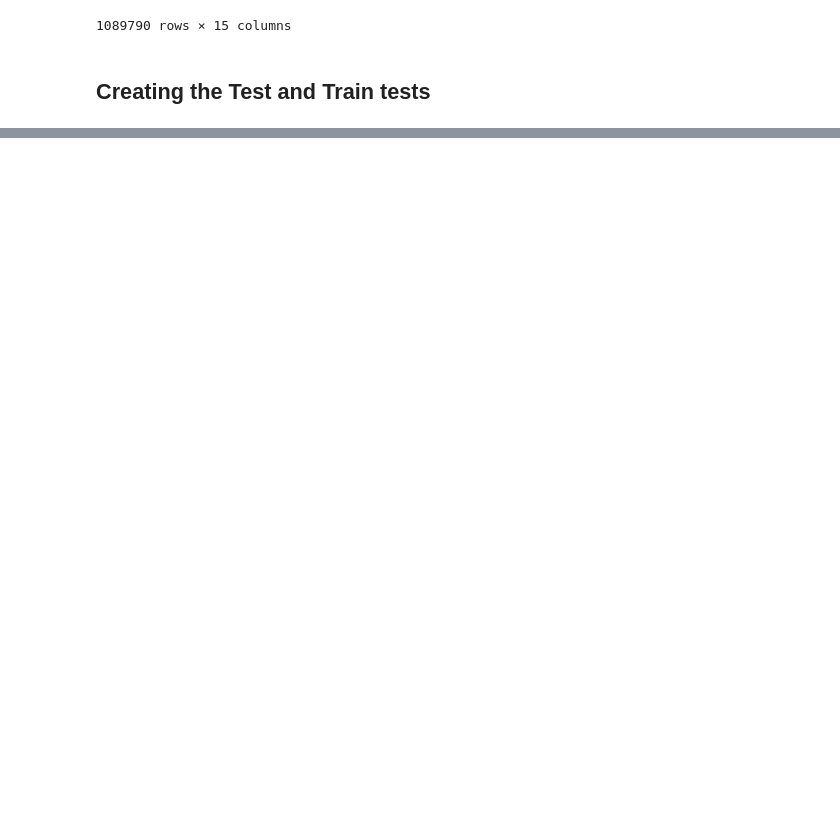
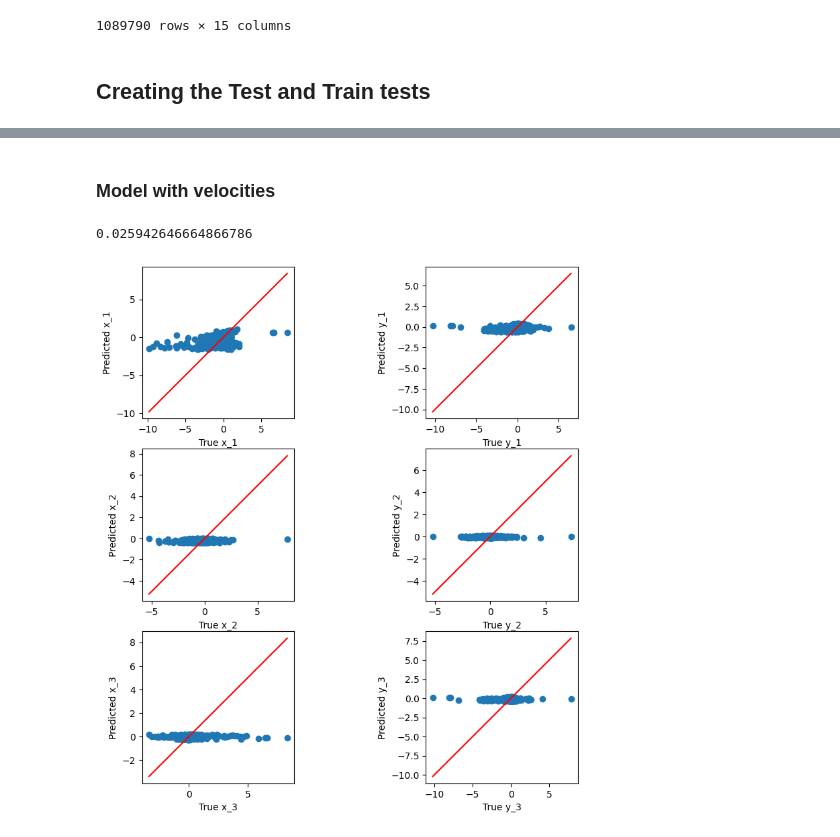
Before and after one commit to filipecolladavid/ThreeBodyProblemML, a Jupyter notebook: filipe/data_analysis.ipynb, the cells around one changed output, grey strips where cells are left out. Drawn from its saved outputs; the diff is of its cells as text; code cells hidden in the pictures; blank space fills up the shorter version.

```diff
--- a/filipe/data_analysis.ipynb
+++ b/filipe/data_analysis.ipynb
@@ -205,17 +218,16 @@ df_filtered
 # %%
 # Features
-# X -> [x_1(0) y_1(0) x_2(0) y_2(0) x_3(0) y_3(0) t]
-
-# Step 1: Group by 'trajectory_id' and get the first occurrence of each group
+# Group by 'trajectory_id' and get the first occurrence of each group
 first_occurrence = df_filtered.groupby('trajectory_id').first().reset_index()
-
-# Step 2: Merge first occurrence back to the original dataframe, only replacing columns that need to be kept constant
+# Merge first occurrence back to the original dataframe, only replacing columns that need to be kept constant
 columns_to_replace = df_filtered.columns.difference(['t', 'trajectory_id', 'Id'])  # Columns to replace except 't' and 'trajectory_id'
-
 # We merge 'first_occurrence' on 'trajectory_id' with the original dataframe,
 # and only replace the required columns.
-df_for_X = df_filtered[['t', 'trajectory_id', 'Id']].merge(
+X_raw = df_filtered[['t', 'trajectory_id', 'Id']].merge(
     first_occurrence[['trajectory_id'] + list(columns_to_replace)],
     on='trajectory_id',
     how='left'
 )
+# Reorder the columns
+X_raw = X_raw[['t', 'x_1', 'y_1', 'v_x_1', 'v_y_1', 'x_2', 'y_2', 'v_x_2', 'v_y_2', 'x_3', 'y_3', 'v_x_3', 'v_y_3', 'Id', 'trajectory_id']]
+X_raw
@@ -221,0 +248,4 @@ df_for_X = df_filtered[['t', 'trajectory_id', 'Id']].merge(
+# %%
+# Target
+Y_raw = df_filtered[['x_1', 'y_1', 'v_x_1', 'v_y_1', 'x_2', 'y_2', 'v_x_2', 'v_y_2', 'x_3', 'y_3', 'v_x_3', 'v_y_3', 'Id', 'trajectory_id']]
+Y_raw
@@ -292,0 +326,24 @@ plot_y_yhat(y_test.drop(columns=['Id']).values, y_pred, plot_title="LinearRegres
+# %% [markdown]
+### Model with velocities
+# %%
+# Split the data
+X_train, X_test, y_train, y_test = custom_train_test_split(X_raw, Y_raw, test_size=0.2)
+
+# Scale the features
+scaler = StandardScaler()
+X_train = scaler.fit_transform(X_train)
+X_test = scaler.transform(X_test)
+
+# Train the model
+model = LinearRegression()
+model.fit(X_train, y_train)
+
+print(model.score(X_test, y_test))
+
+# Predict on the test set
+y_pred = model.predict(X_test)
+
+plot_y_yhat(y_test.values, y_pred, plot_title="LinearRegression_Predictions")
+# %% [output]
+0.025942646664866786
+[figure, added]
```
Also changed, not shown: parts of 13 cells of this notebook, 1 other file.
